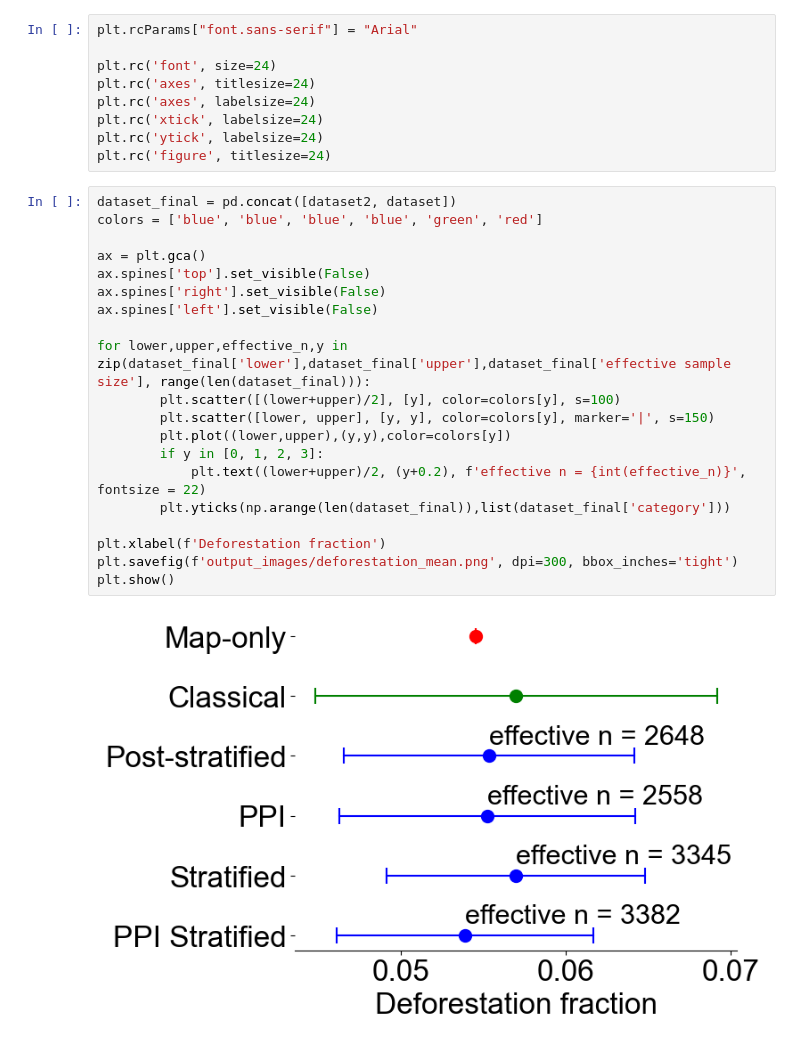
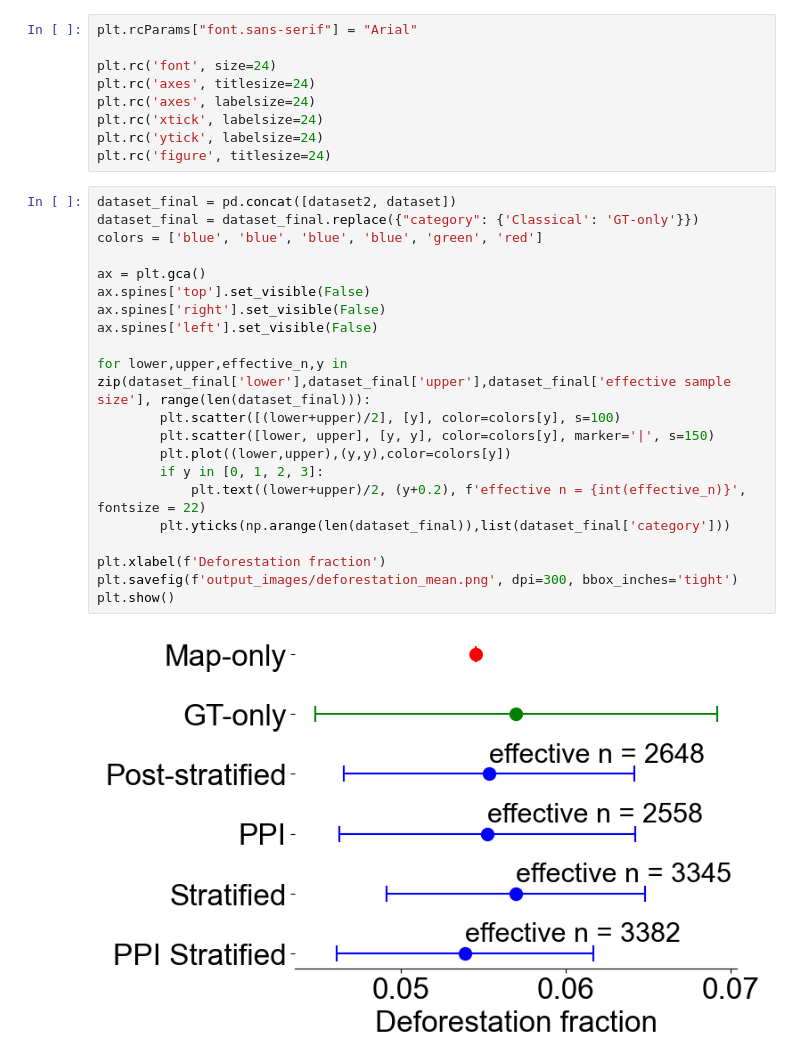
Before and after one commit to Earth-Intelligence-Lab/uncertainty-quantification, a Jupyter notebook: examples/deforestation mean estimation.ipynb, the cells around one changed output. Saved outputs shown, nothing was run; the diff lists cells and outputs as text.

Commit message:
change classical to GT-only

```diff
--- a/examples/deforestation mean estimation.ipynb
+++ b/examples/deforestation mean estimation.ipynb
@@ -553,23 +553,24 @@ plt.rc('ytick', labelsize=24)
 plt.rc('figure', titlesize=24)
 # %%
 dataset_final = pd.concat([dataset2, dataset])
+dataset_final = dataset_final.replace({"category": {'Classical': 'GT-only'}})
 colors = ['blue', 'blue', 'blue', 'blue', 'green', 'red']
 
 ax = plt.gca()
 ax.spines['top'].set_visible(False)
 ax.spines['right'].set_visible(False)
 ax.spines['left'].set_visible(False)
 
 for lower,upper,effective_n,y in zip(dataset_final['lower'],dataset_final['upper'],dataset_final['effective sample size'], range(len(dataset_final))):
         plt.scatter([(lower+upper)/2], [y], color=colors[y], s=100)
         plt.scatter([lower, upper], [y, y], color=colors[y], marker='|', s=150)
         plt.plot((lower,upper),(y,y),color=colors[y])
         if y in [0, 1, 2, 3]:
             plt.text((lower+upper)/2, (y+0.2), f'effective n = {int(effective_n)}', fontsize = 22)
         plt.yticks(np.arange(len(dataset_final)),list(dataset_final['category']))
 
 plt.xlabel(f'Deforestation fraction')
 plt.savefig(f'output_images/deforestation_mean.png', dpi=300, bbox_inches='tight')
 plt.show()
 # %% [output]
-[figure, old version]
+[figure, new version]
```
Also changed, not shown: parts of 3 cells of this notebook, 14 other files.
